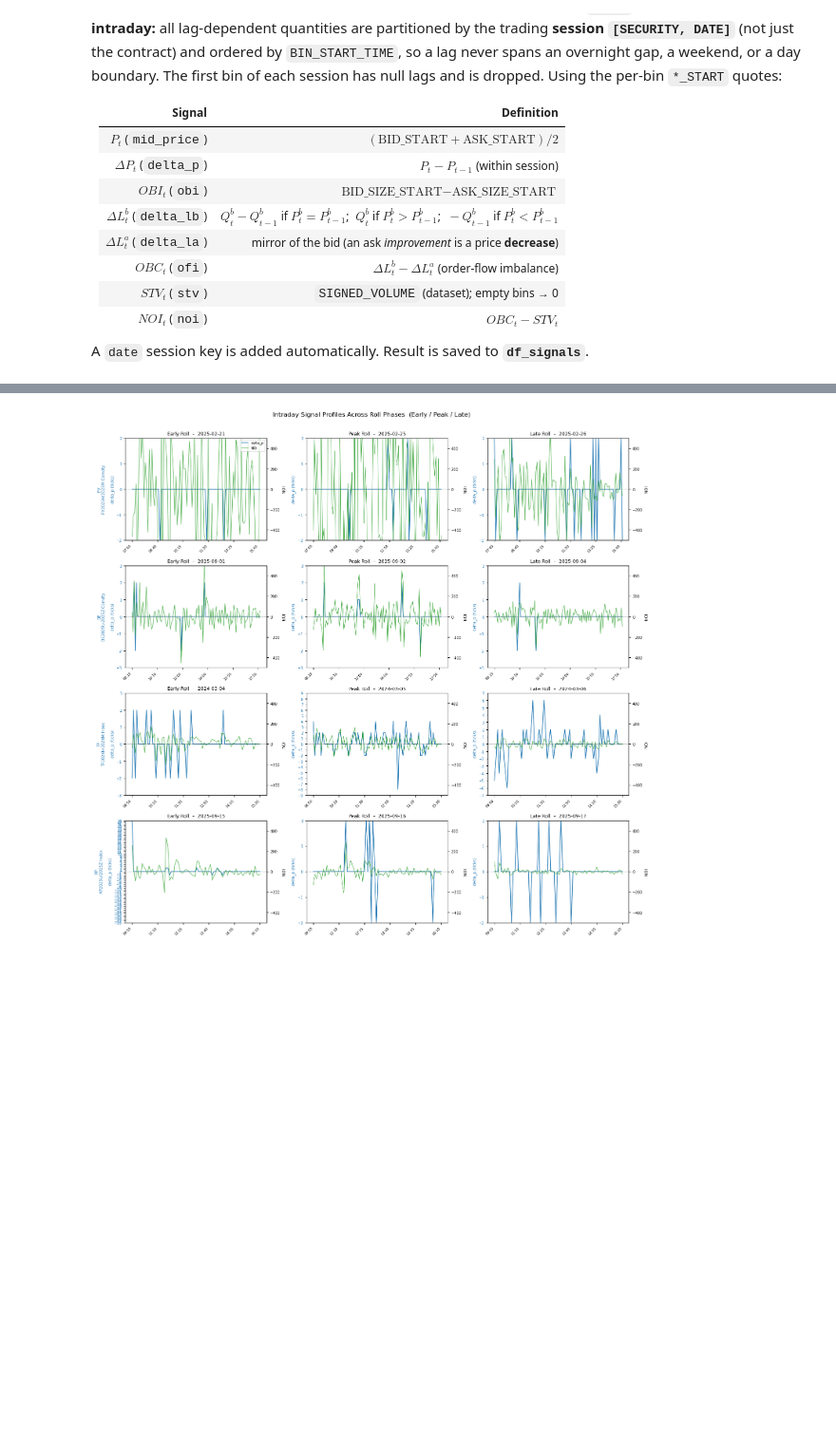
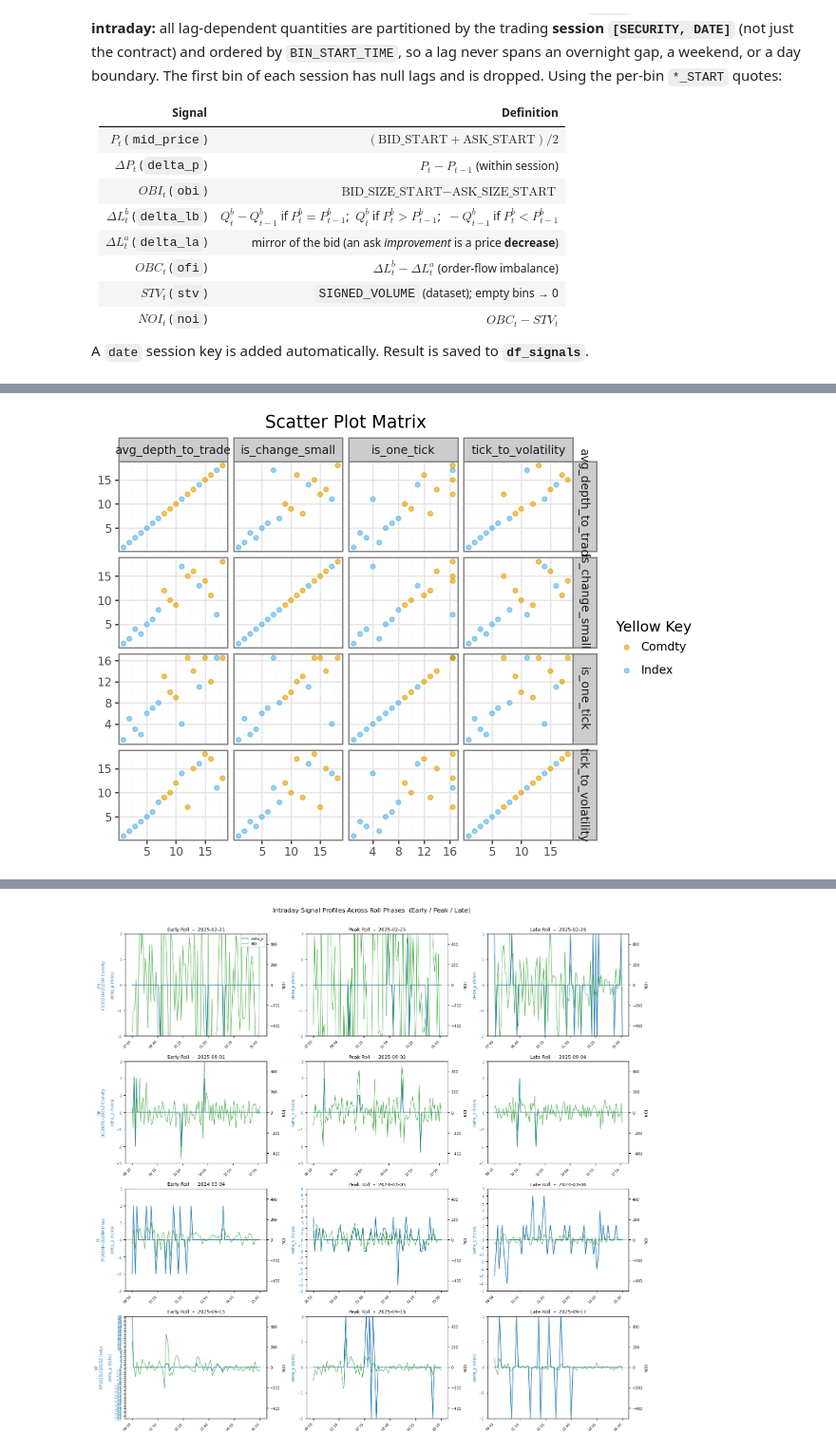
Before and after one commit to qe-internship-wjw/ip1, a Jupyter notebook: notebooks/01_ob_signals_calendar_spread.ipynb, the cells around one changed output, grey strips where cells are left out. Shown at 95% size. Saved outputs shown, nothing was run; the diff lists cells and outputs as text; code cells hidden in the pictures; blank space fills up the shorter version.

Commit message:
Add tick constrained-ness measures

```diff
--- a/notebooks/01_ob_signals_calendar_spread.ipynb
+++ b/notebooks/01_ob_signals_calendar_spread.ipynb
@@ -536,3 +580,52 @@ Percentage of zeros: shape: (18, 3)
+# %%
+# Scatter plot relations zero_pct, spread_one_tick_pct, tick_to_volatility_ratio
+merged_df = (
+    zero_pct
+    .join(spread_one_tick_pct, on=["bbg_code", "yellow_key"], how="inner")
+    .join(tick_to_volatility_ratio, on=["bbg_code", "yellow_key"], how="inner")
+    .join(depth_to_trade_ratio, on=["bbg_code", "yellow_key"], how="inner")
+)
+
+# 3. Reshape the data to build a custom scatter plot matrix grid
+variables = ["is_change_small", "is_one_tick", "tick_to_volatility", "avg_depth_to_trade"]
+pairwise_dfs = []
+
+for x_var in variables:
+    for y_var in variables:
+        # Create a slice of data for each pair configuration (Row x Column)
+        pair_df = merged_df.select([
+            pl.col("yellow_key"),
+            pl.col(x_var).alias("x_value").rank(),
+            pl.col(y_var).alias("y_value").rank(),
+        ]).with_columns([
+            pl.lit(x_var).alias("x_var"),
+            pl.lit(y_var).alias("y_var")
+        ])
+        pairwise_dfs.append(pair_df)
+
+# Combine all pairs into a single flat table
+plot_df = pl.concat(pairwise_dfs)
+
+# 4. Plot using Plotnine (requires converting to a pandas DataFrame)
+pdf = plot_df.to_pandas()
+
+(
+    ggplot(pdf, aes(x="x_value", y="y_value", color="yellow_key"))
+    + geom_point(alpha=0.6, size=1.5)
+    # facet_grid creates the matrix layout; scales="free" allows each metric to keep its original range
+    + facet_grid("y_var ~ x_var", scales="free")
+    # Explicitly map distinct colors to 'Comdty' and 'Index'
+    + scale_color_manual(values={"Comdty": "#E69F00", "Index": "#56B4E9"})
+    + theme_bw()
+    + labs(
+        title="Scatter Plot Matrix",
+        x="",
+        y="",
+        color="Yellow Key"
+    )
+)
+# %% [output]
+[figure, added]
 # %%
 # graph of marginal distribution of delta_p for NQ and OAT
 (
```
Also changed, not shown: parts of 9 cells of this notebook, 1 other file.
